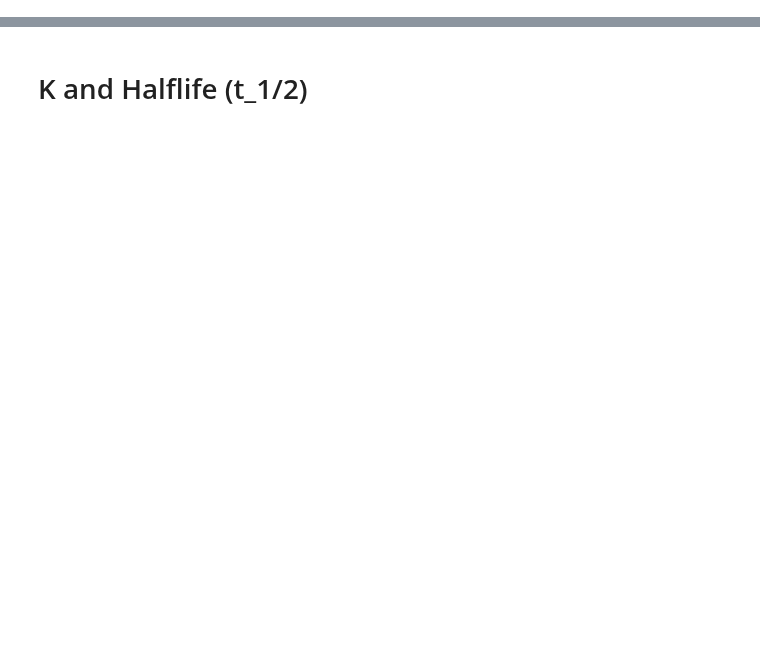
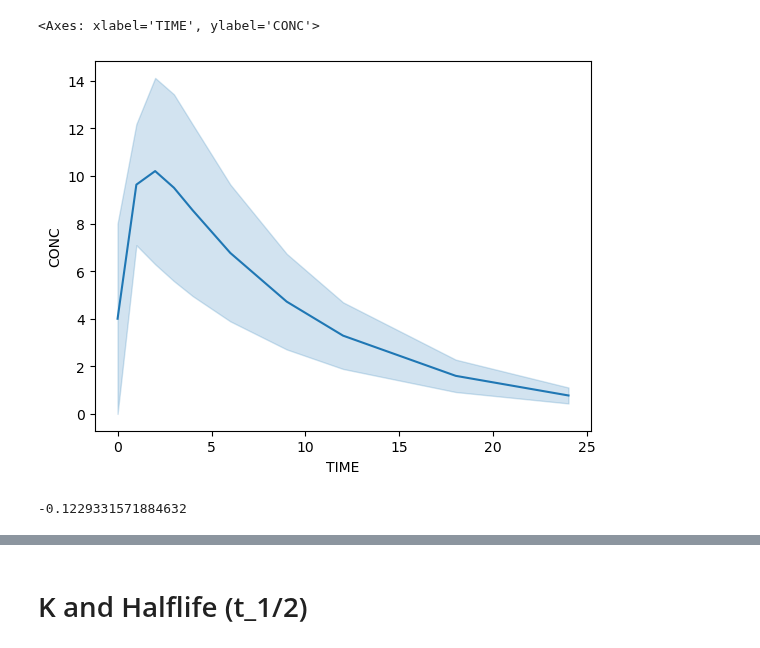
Before and after one commit to kelleyjbrady/NiceODE, a Jupyter notebook: NCA_demo.ipynb, the cells around one changed output, grey strips where cells are left out. Saved outputs shown, nothing was run; the diff lists cells and outputs as text; code cells hidden in the pictures; blank space fills up the shorter version.

```diff
--- a/NCA_demo.ipynb
+++ b/NCA_demo.ipynb
@@ -25,0 +76,11 @@ xth_df = df_out.loc[df_out['ANALYTE'] == 'xanthohumol', :].copy()
+# %%
+import seaborn as sns
+sns.lineplot(tmp_df, x = 'TIME', y = 'CONC')
+# %% [output]
+<Axes: xlabel='TIME', ylabel='CONC'>
+[figure, added]
+# %%
+k_est = (np.log(.92) - np.log(.44)) / (18-24)
+k_est
+# %% [output]
+-0.1229331571884632
```
Also changed, not shown: parts of 49 cells of this notebook, 2 other files.
